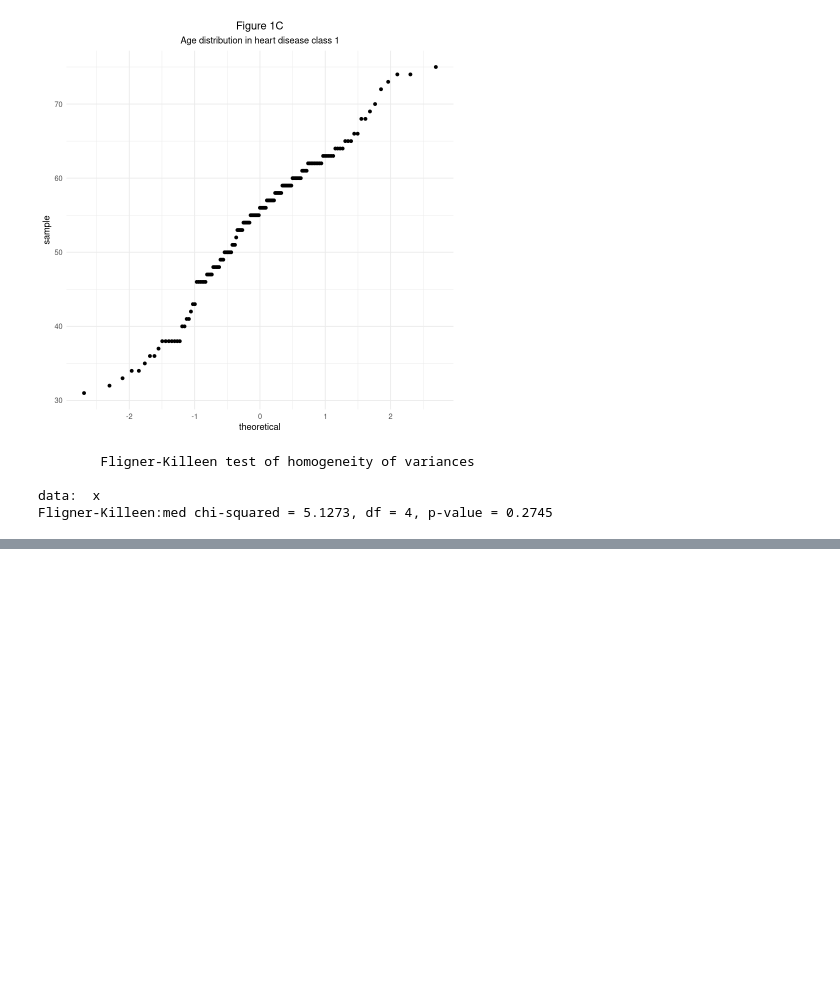
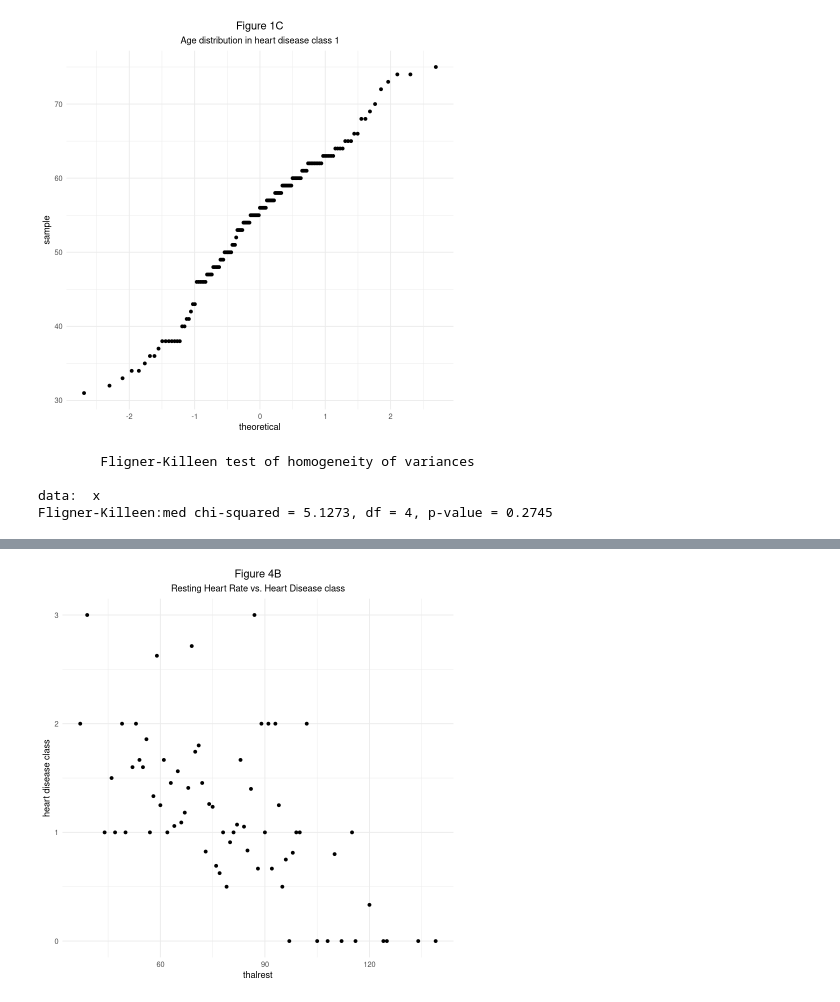
Before and after one commit to jerradmgenson/qdaim-proto, a Jupyter notebook: src/notebooks/Feature Selection.ipynb, the cells around one changed output, grey strips where cells are left out. Cells and saved outputs as stored; diff of their text form; code cells hidden in the pictures; blank space fills up the shorter version.

```diff
--- a/src/notebooks/Feature Selection.ipynb
+++ b/src/notebooks/Feature Selection.ipynb
@@ -388,7 +473,9 @@ ggplot(heart_disease_data, aes(x=thalrest)) + ggtitle(label='Figure 4A', subtitl
 # %%
-# Scatter plot showing average heart disease category per resting heart rate.
+# Scatter plot showing average heart disease class per resting heart rate.
 thalrest_mean_num = aggregate(num ~ thalrest, heart_disease_data, mean)
-ggplot(thalrest_mean_num, aes(x=thalrest, y=num)) + ggtitle(label='Figure 4B', subtitle='Resting Heart Rate vs. Heart Disease Category') + ylab('heart disease category') + geom_point() + theme_minimal() + theme(plot.title = element_text(hjust = 0.5), plot.subtitle = element_text(hjust = 0.5))
+ggplot(thalrest_mean_num, aes(x=thalrest, y=num)) + ggtitle(label='Figure 4B', subtitle='Resting Heart Rate vs. Heart Disease class') + ylab('heart disease class') + geom_point() + theme_minimal() + theme(plot.title = element_text(hjust = 0.5), plot.subtitle = element_text(hjust = 0.5))
+# %% [output]
+[figure, added]
 # %%
 # Compare the heart rate variance in each target class and
 # whether or not the sample population is normally distributed.
```
Also changed, not shown: parts of 75 cells of this notebook.
